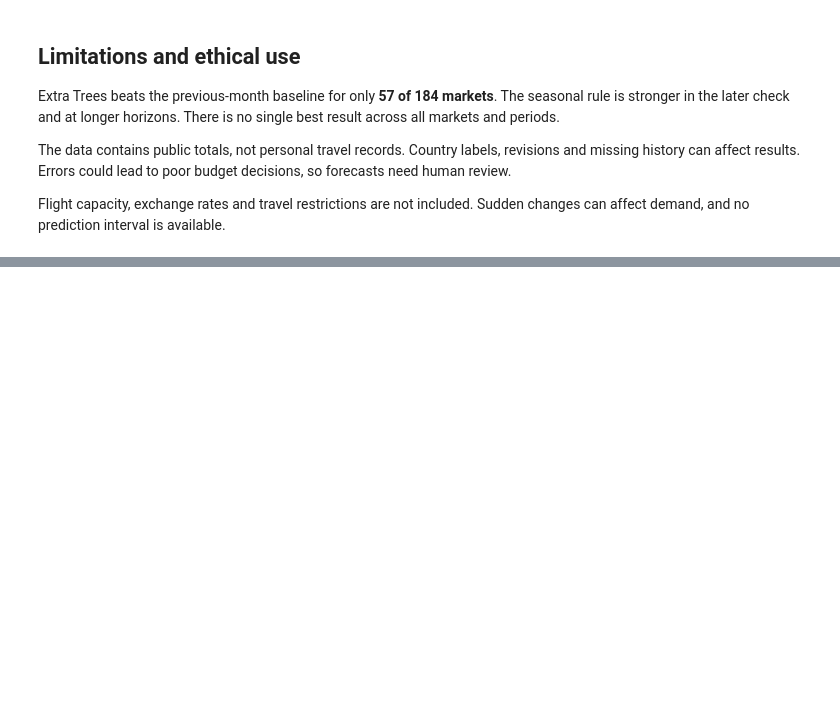
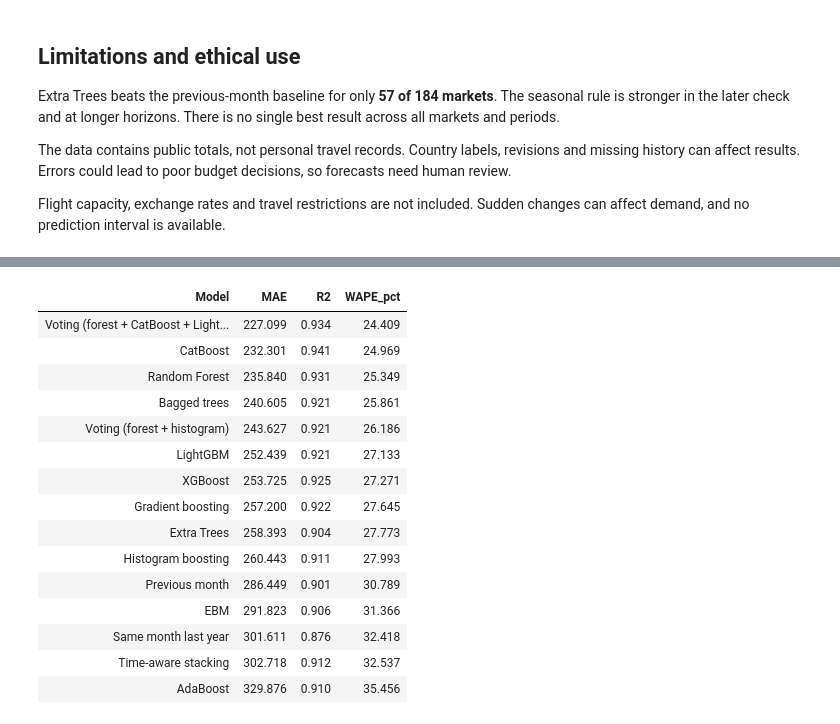
Before and after one commit to sbuhary/sri-lanka-tourism-forecast, a Jupyter notebook: notebooks/Tourism_Arrivals_Analysis.ipynb, the cells around one changed output, grey strips where cells are left out. Cells and saved outputs as stored; diff of their text form; code cells hidden in the pictures; blank space fills up the shorter version.

Commit message:
Document additional ensemble comparisons and model choice

```diff
--- a/notebooks/Tourism_Arrivals_Analysis.ipynb
+++ b/notebooks/Tourism_Arrivals_Analysis.ipynb
@@ -397,0 +404,20 @@ Flight capacity, exchange rates and travel restrictions are not included. Sudden
+# %%
+additional_results = pd.DataFrame([{'Model': 'Voting (forest + CatBoost + LightGBM)', 'MAE': 227.099, 'R2': 0.934, 'WAPE_pct': 24.409}, {'Model': 'CatBoost', 'MAE': 232.301, 'R2': 0.941, 'WAPE_pct': 24.969}, {'Model': 'Random Forest', 'MAE': 235.84, 'R2': 0.931, 'WAPE_pct': 25.349}, {'Model': 'Bagged trees', 'MAE': 240.605, 'R2': 0.921, 'WAPE_pct': 25.861}, {'Model': 'Voting (forest + histogram)', 'MAE': 243.627, 'R2': 0.921, 'WAPE_pct': 26.186}, {'Model': 'LightGBM', 'MAE': 252.439, 'R2': 0.921, 'WAPE_pct': 27.133}, {'Model': 'XGBoost', 'MAE': 253.725, 'R2': 0.925, 'WAPE_pct': 27.271}, {'Model': 'Gradient boosting', 'MAE': 257.2, 'R2': 0.922, 'WAPE_pct': 27.645}, {'Model': 'Extra Trees', 'MAE': 258.393, 'R2': 0.904, 'WAPE_pct': 27.773}, {'Model': 'Histogram boosting', 'MAE': 260.443, 'R2': 0.911, 'WAPE_pct': 27.993}, {'Model': 'Previous month', 'MAE': 286.449, 'R2': 0.901, 'WAPE_pct': 30.789}, {'Model': 'EBM', 'MAE': 291.823, 'R2': 0.906, 'WAPE_pct': 31.366}, {'Model': 'Same month last year', 'MAE': 301.611, 'R2': 0.876, 'WAPE_pct': 32.418}, {'Model': 'Time-aware stacking', 'MAE': 302.718, 'R2': 0.912, 'WAPE_pct': 32.537}, {'Model': 'AdaBoost', 'MAE': 329.876, 'R2': 0.91, 'WAPE_pct': 35.456}])
+display(additional_results)
+# %% [output]
+| Model | MAE | R2 | WAPE_pct |
+| Voting (forest + CatBoost + Light... | 227.099 | 0.934 | 24.409 |
+| CatBoost | 232.301 | 0.941 | 24.969 |
+| Random Forest | 235.840 | 0.931 | 25.349 |
+| Bagged trees | 240.605 | 0.921 | 25.861 |
+| Voting (forest + histogram) | 243.627 | 0.921 | 26.186 |
+| LightGBM | 252.439 | 0.921 | 27.133 |
+| XGBoost | 253.725 | 0.925 | 27.271 |
+| Gradient boosting | 257.200 | 0.922 | 27.645 |
+| Extra Trees | 258.393 | 0.904 | 27.773 |
+| Histogram boosting | 260.443 | 0.911 | 27.993 |
+| Previous month | 286.449 | 0.901 | 30.789 |
+| EBM | 291.823 | 0.906 | 31.366 |
+| Same month last year | 301.611 | 0.876 | 32.418 |
+| Time-aware stacking | 302.718 | 0.912 | 32.537 |
+| AdaBoost | 329.876 | 0.910 | 35.456 |
```
Also changed, not shown: parts of 2 cells of this notebook, 2 other files.
